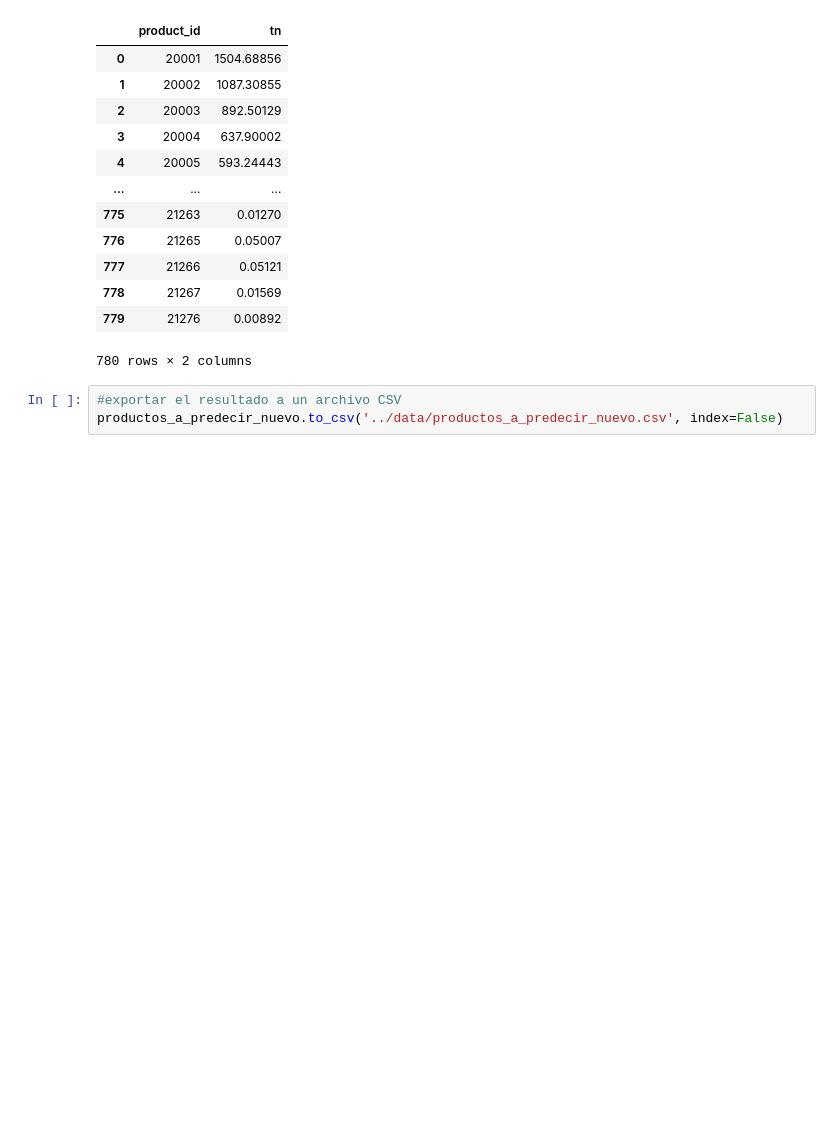
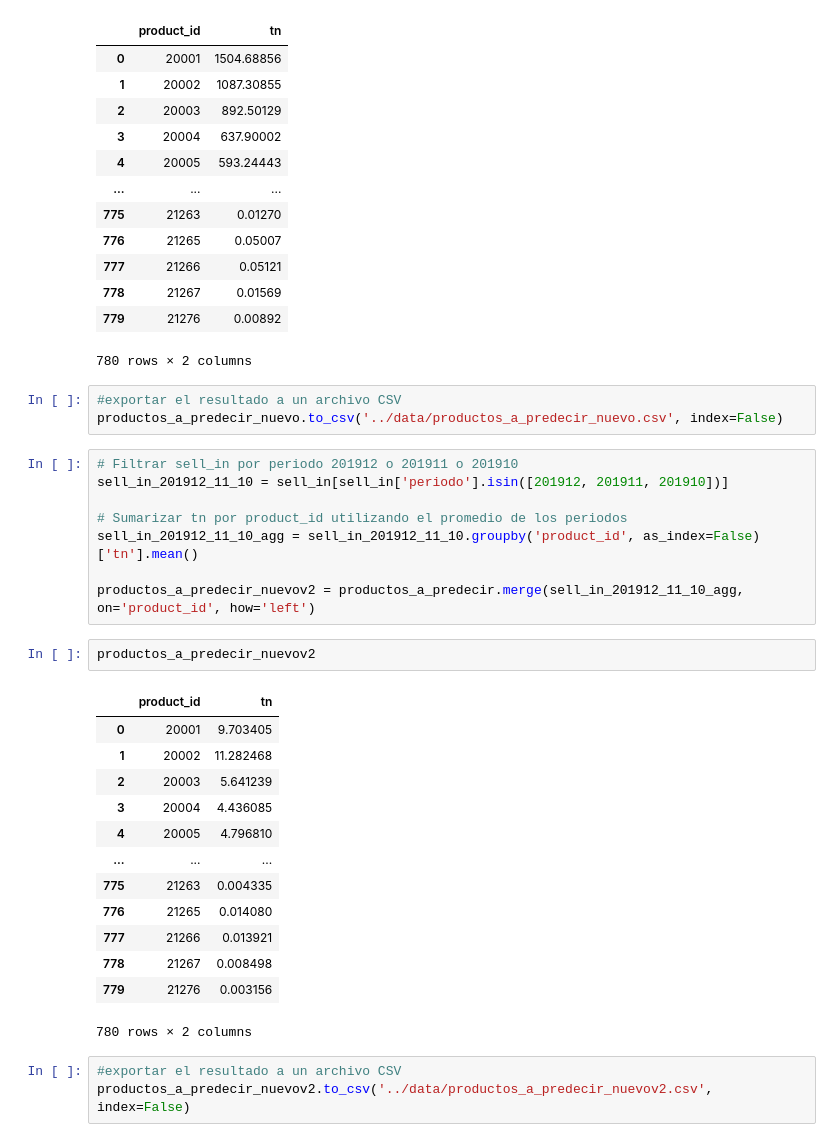
Before and after one commit to leonardoheis/lab3, a Jupyter notebook: notebooks/predicciones_triviales.ipynb, the cells around one changed output. Drawn from its saved outputs; the diff is of its cells as text; blank space fills up the shorter version.

```diff
--- a/notebooks/predicciones_triviales.ipynb
+++ b/notebooks/predicciones_triviales.ipynb
@@ -68,3 +53,30 @@ productos_a_predecir_nuevo
 # %%
 #exportar el resultado a un archivo CSV
 productos_a_predecir_nuevo.to_csv('../data/productos_a_predecir_nuevo.csv', index=False)
+# %%
+# Filtrar sell_in por periodo 201912 o 201911 o 201910
+sell_in_201912_11_10 = sell_in[sell_in['periodo'].isin([201912, 201911, 201910])]
+
+# Sumarizar tn por product_id utilizando el promedio de los periodos
+sell_in_201912_11_10_agg = sell_in_201912_11_10.groupby('product_id', as_index=False)['tn'].mean()
+
+productos_a_predecir_nuevov2 = productos_a_predecir.merge(sell_in_201912_11_10_agg, on='product_id', how='left')
+# %%
+productos_a_predecir_nuevov2
+# %% [output]
+|  | product_id | tn |
+| 0 | 20001 | 9.703405 |
+| 1 | 20002 | 11.282468 |
+| 2 | 20003 | 5.641239 |
+| 3 | 20004 | 4.436085 |
+| 4 | 20005 | 4.796810 |
+| ... | ... | ... |
+| 775 | 21263 | 0.004335 |
+| 776 | 21265 | 0.014080 |
+| 777 | 21266 | 0.013921 |
+| 778 | 21267 | 0.008498 |
+| 779 | 21276 | 0.003156 |
+780 rows × 2 columns
+# %%
+#exportar el resultado a un archivo CSV
+productos_a_predecir_nuevov2.to_csv('../data/productos_a_predecir_nuevov2.csv', index=False)
```
Also changed, not shown: parts of 8 cells of this notebook.
